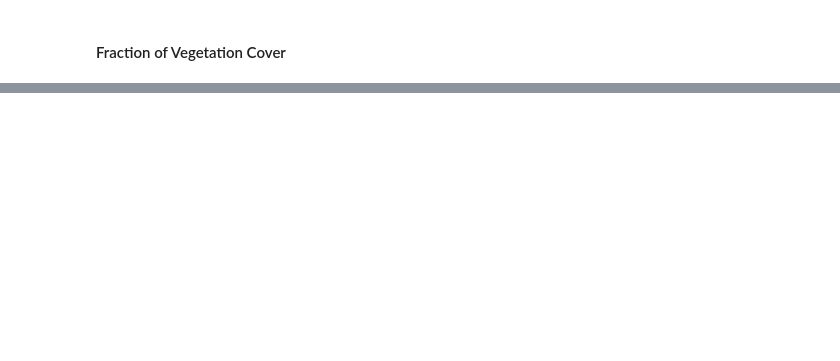
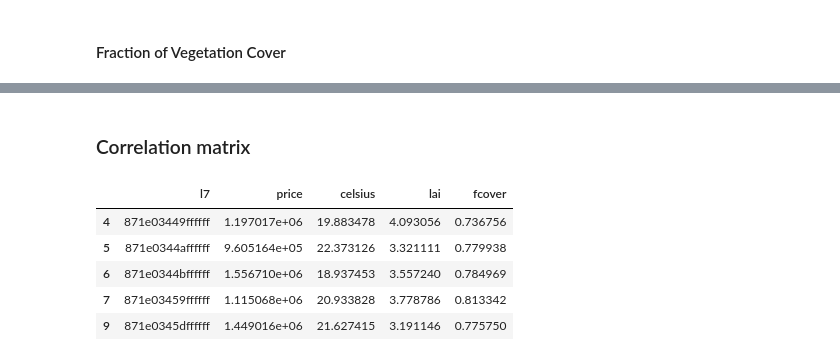
Before and after one commit to Urbanum-Lab/wekeo, a Jupyter notebook: notebooks/test.ipynb, the cells around one changed output, grey strips where cells are left out. Cells and saved outputs as stored; diff of their text form; code cells hidden in the pictures; blank space fills up the shorter version.

Commit message:
add correlation and etc

```diff
--- a/notebooks/test.ipynb
+++ b/notebooks/test.ipynb
@@ -382,11 +385,11 @@ with open("../data/fcover_budapest.tsv", "w") as outfile:
 ### Maps
 #### Square meter prices
 # %%
-df = pd.read_csv("../data/aggregated/l7.tsv", sep="\t")
-df["normalized"] = 255 - (df["price"] / np.sqrt(np.sum(df["price"] ** 2)) * 1000)
+df_price = pd.read_csv("../data/aggregated/l7.tsv", sep="\t")
+df_price["normalized"] = 255 - (df_price["price"] / np.sqrt(np.sum(df_price["price"] ** 2)) * 1000)
 layer = pdk.Layer(
     "H3HexagonLayer",
-    df,
+    df_price,
     get_hexagon="l7",
     auto_highlight=True,
     # elevation_scale=10,
@@ -407,7 +410,6 @@ r = pdk.Deck(
     tooltip={"text": "square meter price: {price}"},
 )
 r.to_html("../vizs/maps/prices_h7.html")
-# r.show()
 # %% [output]
 [interactive output not drawn]
 # %% [markdown]
@@ -416,12 +418,12 @@ r.to_html("../vizs/maps/prices_h7.html")
 df = pd.read_csv("../data/temp_budapest.tsv", sep="\t")
 df.fillna(0, inplace=True)
 
-df2 = df.groupby("l7").mean()
-df2.reset_index(inplace=True, level=["l7"])
-df2["rescaled"] = [255 - ((e**3)/100) for e in df2["celsius"]]
+df_temp = df.groupby("l7").mean()
+df_temp.reset_index(inplace=True, level=["l7"])
+df_temp["rescaled"] = [255 - ((e**3)/100) for e in df_temp["celsius"]]
 layer = pdk.Layer(
     "H3HexagonLayer",
-    df2,
+    df_temp,
     get_hexagon="l7",
     auto_highlight=True,
     pickable=True,
@@ -448,11 +450,11 @@ r.to_html("../vizs/maps/temperature_h7.html")
 df = pd.read_csv("../data/lai_budapest.tsv", sep="\t")
 df.fillna(0, inplace=True)
 
-df2 = df.groupby("l7").mean()
-df2.reset_index(inplace=True, level=["l7"])
+df_lai = df.groupby("l7").mean()
+df_lai.reset_index(inplace=True, level=["l7"])
 layer = pdk.Layer(
     "H3HexagonLayer",
-    df2,
+    df_lai,
     get_hexagon="l7",
     auto_highlight=True,
     pickable=True,
@@ -479,14 +481,13 @@ r.to_html("../vizs/maps/lai_h7.html")
 df = pd.read_csv("../data/fcover_budapest.tsv", sep="\t")
 df.fillna(0.0, inplace=True)
 
-df2 = df.groupby("l7").mean()
-df2.reset_index(inplace=True, level=["l7"])
-df2["normalized"] = (df2["fcover"] / np.sqrt(
-    np.sum(df2["fcover"] ** 5))) ** -2
-df2["normalized"][df2["normalized"] == np.inf] = 255
+df_fcover = df.groupby("l7").mean()
+df_fcover.reset_index(inplace=True, level=["l7"])
+df_fcover["normalized"] = (df_fcover["fcover"] / np.sqrt(np.sum(df_fcover["fcover"] ** 5))) ** -2
+df_fcover["normalized"][df_fcover["normalized"] == np.inf] = 255
 layer = pdk.Layer(
     "H3HexagonLayer",
-    df2,
+    df_fcover,
     get_hexagon="l7",
     auto_highlight=True,
     pickable=True,
@@ -513 +514,18 @@ See the caveats in the documentation: https://pandas.pydata.org/pandas-docs/stab
 [interactive output not drawn]
+# %% [markdown]
+### Correlation matrix
+# %%
+data_frames = [df_price, df_temp, df_lai, df_fcover]
+df_merged = reduce(lambda  left,right: pd.merge(left,right,on=['l7'],
+                                            how='outer'), data_frames)
+df_merged.dropna(inplace=True)
+df_merged.drop(columns=["normalized_x", "lat_x", "long_x", "rescaled", "lat_y",
+                "long_y", "lat", "long", "normalized_y"], inplace=True)
+df_merged.head()
+# %% [output]
+|  | l7 | price | celsius | lai | fcover |
+| 4 | 871e03449ffffff | 1.197017e+06 | 19.883478 | 4.093056 | 0.736756 |
+| 5 | 871e0344affffff | 9.605164e+05 | 22.373126 | 3.321111 | 0.779938 |
+| 6 | 871e0344bffffff | 1.556710e+06 | 18.937453 | 3.557240 | 0.784969 |
+| 7 | 871e03459ffffff | 1.115068e+06 | 20.933828 | 3.778786 | 0.813342 |
+| 9 | 871e0345dffffff | 1.449016e+06 | 21.627415 | 3.191146 | 0.775750 |
```
Also changed, not shown: parts of 6 cells of this notebook, 8 other files.
